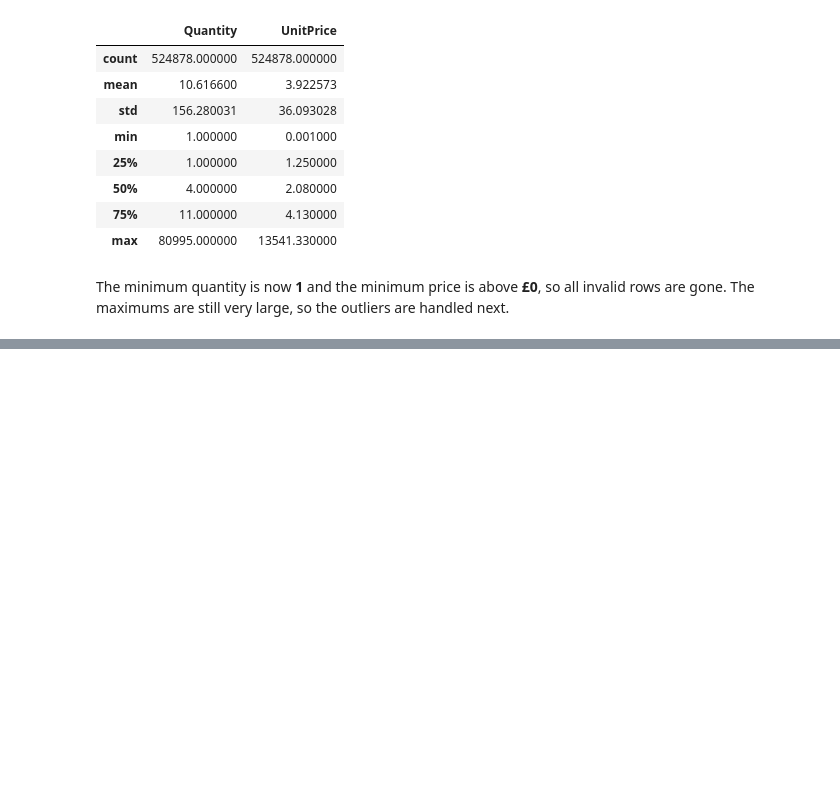
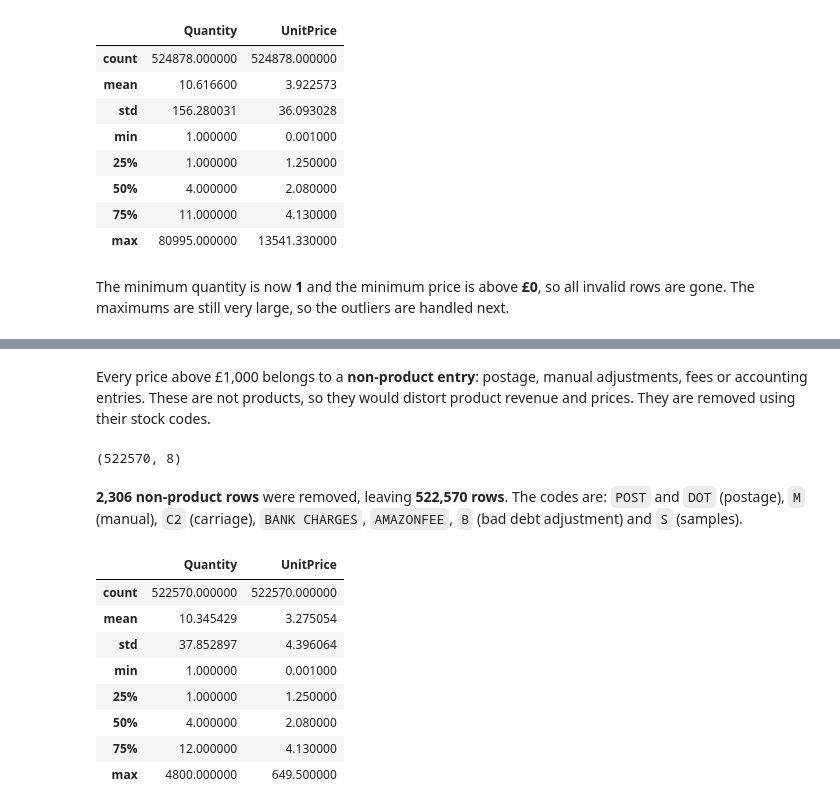
Before and after one commit to chryswds/DVC-CA2, a Jupyter notebook: DVC-CA2.ipynb, the cells around one changed output, grey strips where cells are left out. Drawn from its saved outputs; the diff is of its cells as text; code cells hidden in the pictures; blank space fills up the shorter version.

```diff
--- a/DVC-CA2.ipynb
+++ b/DVC-CA2.ipynb
@@ -203,0 +235,28 @@ The minimum quantity is now **1** and the minimum price is above **£0**, so all
+# %% [markdown]
+Every price above £1,000 belongs to a **non-product entry**: postage, manual adjustments, fees or accounting entries. These are not products, so they would distort product revenue and prices. They are removed using their stock codes.
+# %%
+df_clean = df_clean[df_clean['StockCode'] != 'POST']
+df_clean = df_clean[df_clean['StockCode'] != 'DOT']
+df_clean = df_clean[df_clean['StockCode'] != 'M']
+df_clean = df_clean[df_clean['StockCode'] != 'C2']
+df_clean = df_clean[df_clean['StockCode'] != 'BANK CHARGES']
+df_clean = df_clean[df_clean['StockCode'] != 'AMAZONFEE']
+df_clean = df_clean[df_clean['StockCode'] != 'B']
+df_clean = df_clean[df_clean['StockCode'] != 'S']
+df_clean.shape
+# %% [output]
+(522570, 8)
+# %% [markdown]
+**2,306 non-product rows** were removed, leaving **522,570 rows**. The codes are: `POST` and `DOT` (postage), `M` (manual), `C2` (carriage), `BANK CHARGES`, `AMAZONFEE`, `B` (bad debt adjustment) and `S` (samples).
+# %%
+df_clean[['Quantity', 'UnitPrice']].describe()
+# %% [output]
+|  | Quantity | UnitPrice |
+| count | 522570.000000 | 522570.000000 |
+| mean | 10.345429 | 3.275054 |
+| std | 37.852897 | 4.396064 |
+| min | 1.000000 | 0.001000 |
+| 25% | 1.000000 | 1.250000 |
+| 50% | 4.000000 | 2.080000 |
+| 75% | 12.000000 | 4.130000 |
+| max | 4800.000000 | 649.500000 |
```
Also changed, not shown: parts of 9 cells of this notebook.
